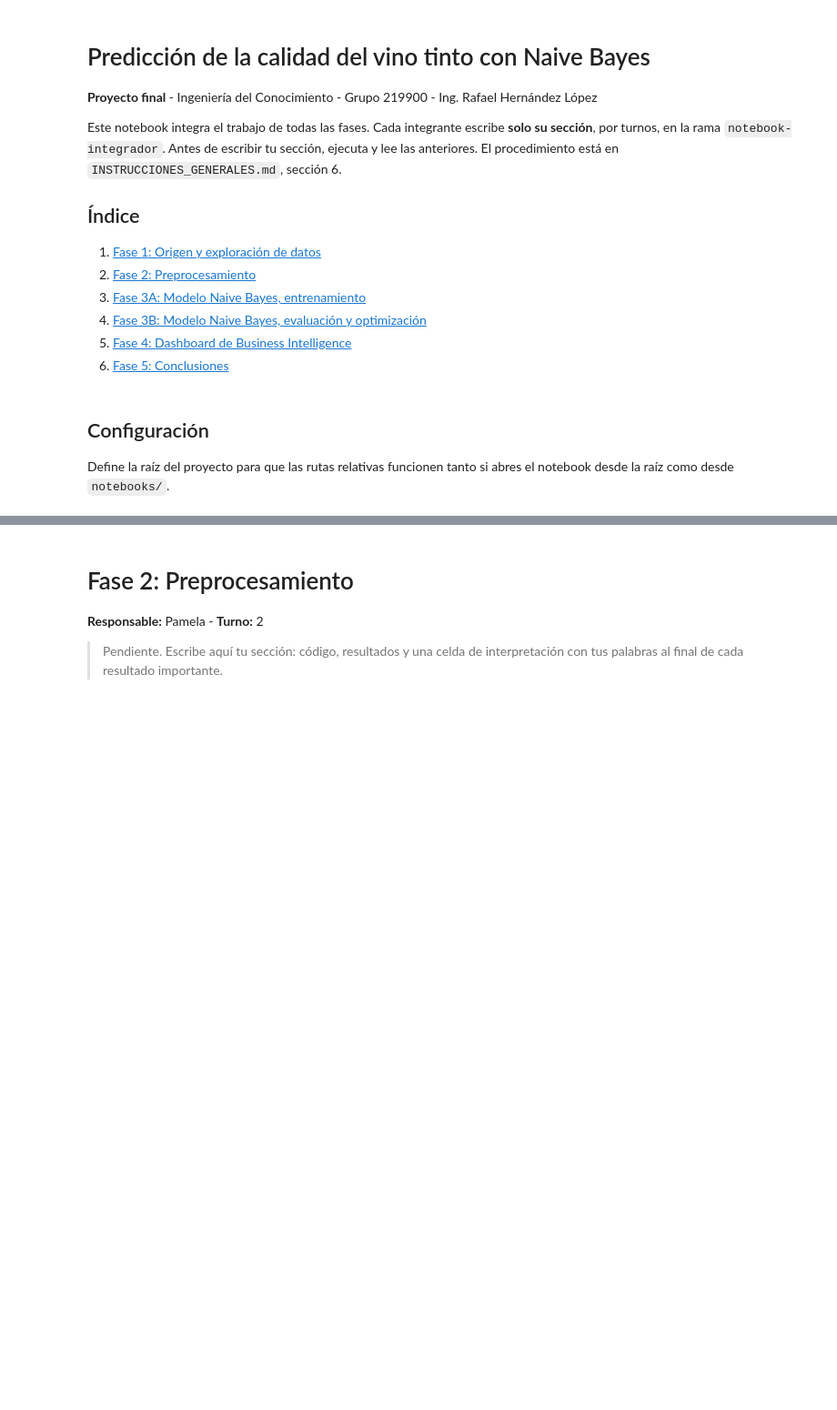
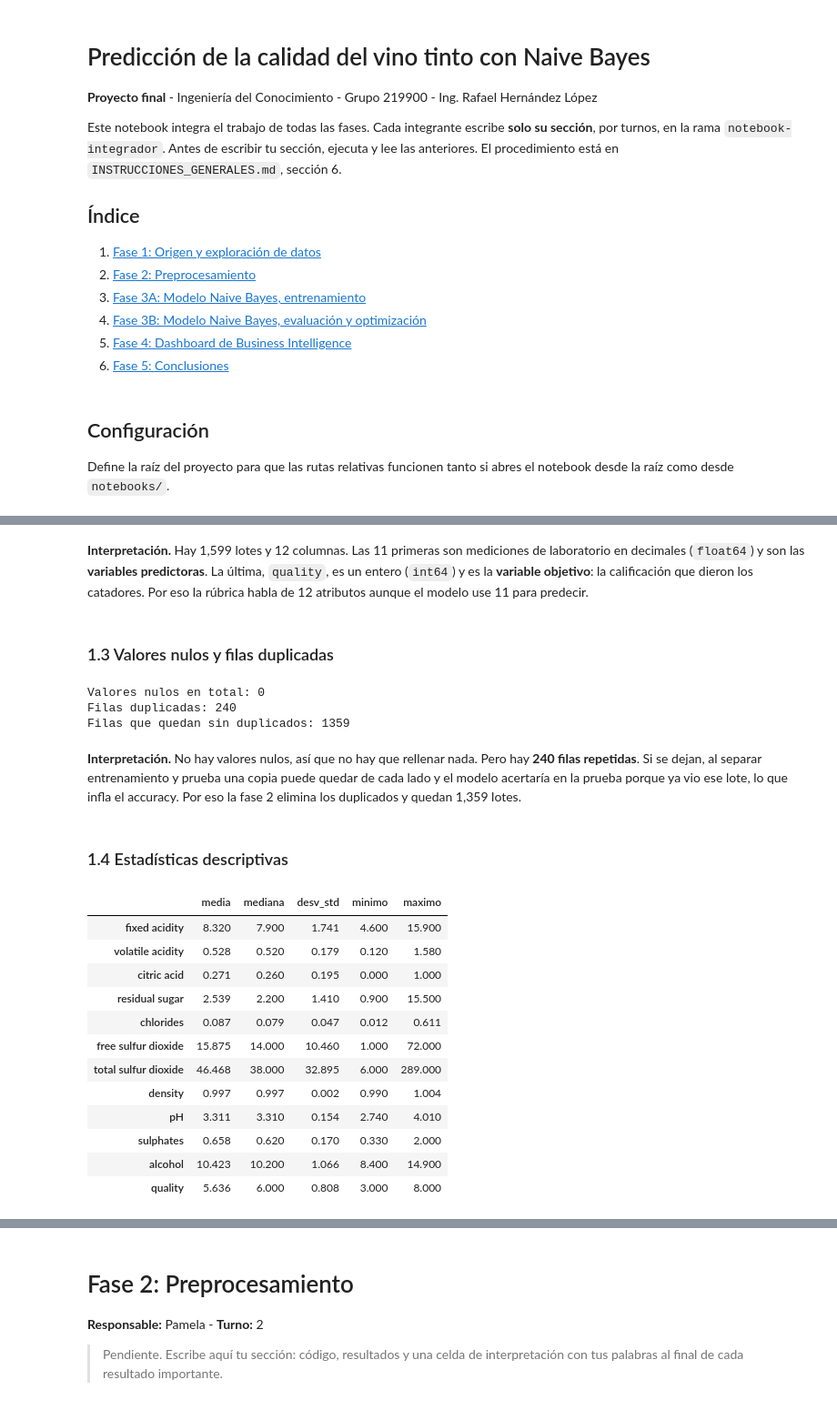
Before and after one commit to XimenaBecOliv07/Naive-Bayes, a Jupyter notebook: notebooks/NaiveBayes.ipynb, the cells around one changed output, grey strips where cells are left out. Shown at 91% size. Drawn from its saved outputs; the diff is of its cells as text; code cells hidden in the pictures; blank space fills up the shorter version.

Commit message:
feat(fase1): agregar seccion de origen y exploracion al notebook

```diff
--- a/notebooks/NaiveBayes.ipynb
+++ b/notebooks/NaiveBayes.ipynb
@@ -32,0 +79,37 @@ print("Raíz del proyecto:", RAIZ)
+# %% [markdown]
+**Interpretación.** Hay 1,599 lotes y 12 columnas. Las 11 primeras son mediciones de laboratorio en decimales (`float64`) y son las **variables predictoras**. La última, `quality`, es un entero (`int64`) y es la **variable objetivo**: la calificación que dieron los catadores. Por eso la rúbrica habla de 12 atributos aunque el modelo use 11 para predecir.
+# %% [markdown]
+### 1.3 Valores nulos y filas duplicadas
+# %%
+total_nulos = df_raw.isna().sum().sum()
+duplicados = df_raw.duplicated().sum()
+
+print(f"Valores nulos en total: {total_nulos}")
+print(f"Filas duplicadas: {duplicados}")
+print(f"Filas que quedan sin duplicados: {filas - duplicados}")
+# %% [output]
+Valores nulos en total: 0
+Filas duplicadas: 240
+Filas que quedan sin duplicados: 1359
+# %% [markdown]
+**Interpretación.** No hay valores nulos, así que no hay que rellenar nada. Pero hay **240 filas repetidas**. Si se dejan, al separar entrenamiento y prueba una copia puede quedar de cada lado y el modelo acertaría en la prueba porque ya vio ese lote, lo que infla el accuracy. Por eso la fase 2 elimina los duplicados y quedan 1,359 lotes.
+# %% [markdown]
+### 1.4 Estadísticas descriptivas
+# %%
+resumen = df_raw.describe().T[["mean", "50%", "std", "min", "max"]]
+resumen.columns = ["media", "mediana", "desv_std", "minimo", "maximo"]
+resumen.round(3)
+# %% [output]
+|  | media | mediana | desv_std | minimo | maximo |
+| fixed acidity | 8.320 | 7.900 | 1.741 | 4.600 | 15.900 |
+| volatile acidity | 0.528 | 0.520 | 0.179 | 0.120 | 1.580 |
+| citric acid | 0.271 | 0.260 | 0.195 | 0.000 | 1.000 |
+| residual sugar | 2.539 | 2.200 | 1.410 | 0.900 | 15.500 |
+| chlorides | 0.087 | 0.079 | 0.047 | 0.012 | 0.611 |
+| free sulfur dioxide | 15.875 | 14.000 | 10.460 | 1.000 | 72.000 |
+| total sulfur dioxide | 46.468 | 38.000 | 32.895 | 6.000 | 289.000 |
+| density | 0.997 | 0.997 | 0.002 | 0.990 | 1.004 |
+| pH | 3.311 | 3.310 | 0.154 | 2.740 | 4.010 |
+| sulphates | 0.658 | 0.620 | 0.170 | 0.330 | 2.000 |
+| alcohol | 10.423 | 10.200 | 1.066 | 8.400 | 14.900 |
+| quality | 5.636 | 6.000 | 0.808 | 3.000 | 8.000 |
```
Also changed, not shown: parts of 11 cells of this notebook.
